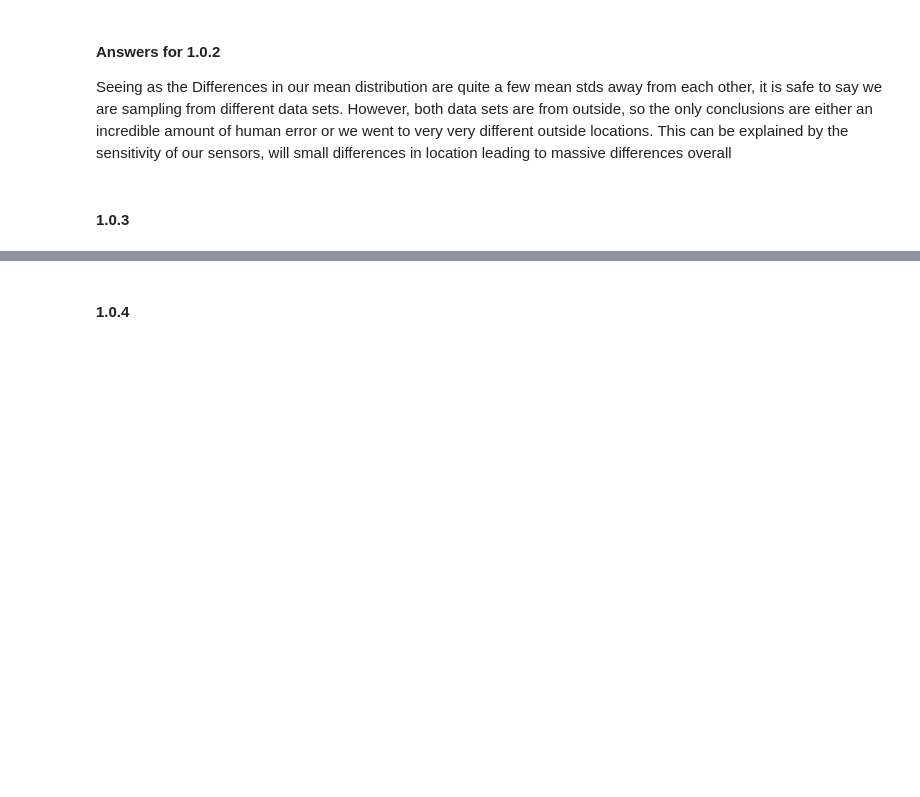
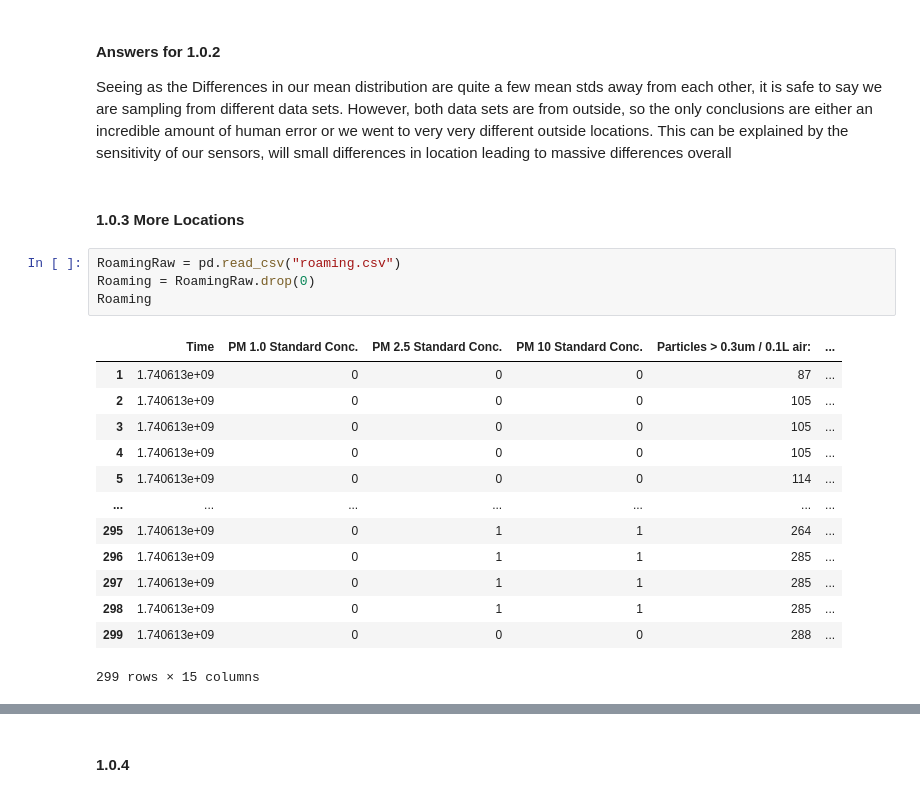
Before and after one commit to jcarpenter-e/E11_BaconPotatoLasagna, a Jupyter notebook: LAw6Compare.ipynb, the cells around one changed output, grey strips where cells are left out. Cells and saved outputs as stored; diff of their text form; blank space fills up the shorter version.

```diff
--- a/LAw6Compare.ipynb
+++ b/LAw6Compare.ipynb
@@ -165,4 +165,22 @@ DiffinMean
 #### Answers for 1.0.2
 Seeing as the Differences in our mean distribution are quite a few mean stds away from each other, it is safe to say we are sampling from different data sets. However, both data sets are from outside, so the only conclusions are either an incredible amount of human error or we went to very very different outside locations. This can be explained by the sensitivity of our sensors, will small differences in location leading to massive differences overall
 # %% [markdown]
-#### 1.0.3
+#### 1.0.3 More Locations
+# %%
+RoamingRaw = pd.read_csv("roaming.csv")
+Roaming = RoamingRaw.drop(0)
+Roaming
+# %% [output]
+|  | Time | PM 1.0 Standard Conc. | PM 2.5 Standard Conc. | PM 10 Standard Conc. | Particles > 0.3um / 0.1L air: | ... |
+| 1 | 1.740613e+09 | 0 | 0 | 0 | 87 | ... |
+| 2 | 1.740613e+09 | 0 | 0 | 0 | 105 | ... |
+| 3 | 1.740613e+09 | 0 | 0 | 0 | 105 | ... |
+| 4 | 1.740613e+09 | 0 | 0 | 0 | 105 | ... |
+| 5 | 1.740613e+09 | 0 | 0 | 0 | 114 | ... |
+| ... | ... | ... | ... | ... | ... | ... |
+| 295 | 1.740613e+09 | 0 | 1 | 1 | 264 | ... |
+| 296 | 1.740613e+09 | 0 | 1 | 1 | 285 | ... |
+| 297 | 1.740613e+09 | 0 | 1 | 1 | 285 | ... |
+| 298 | 1.740613e+09 | 0 | 1 | 1 | 285 | ... |
+| 299 | 1.740613e+09 | 0 | 0 | 0 | 288 | ... |
+299 rows × 15 columns
```
Also changed, not shown: parts of 2 cells of this notebook.
